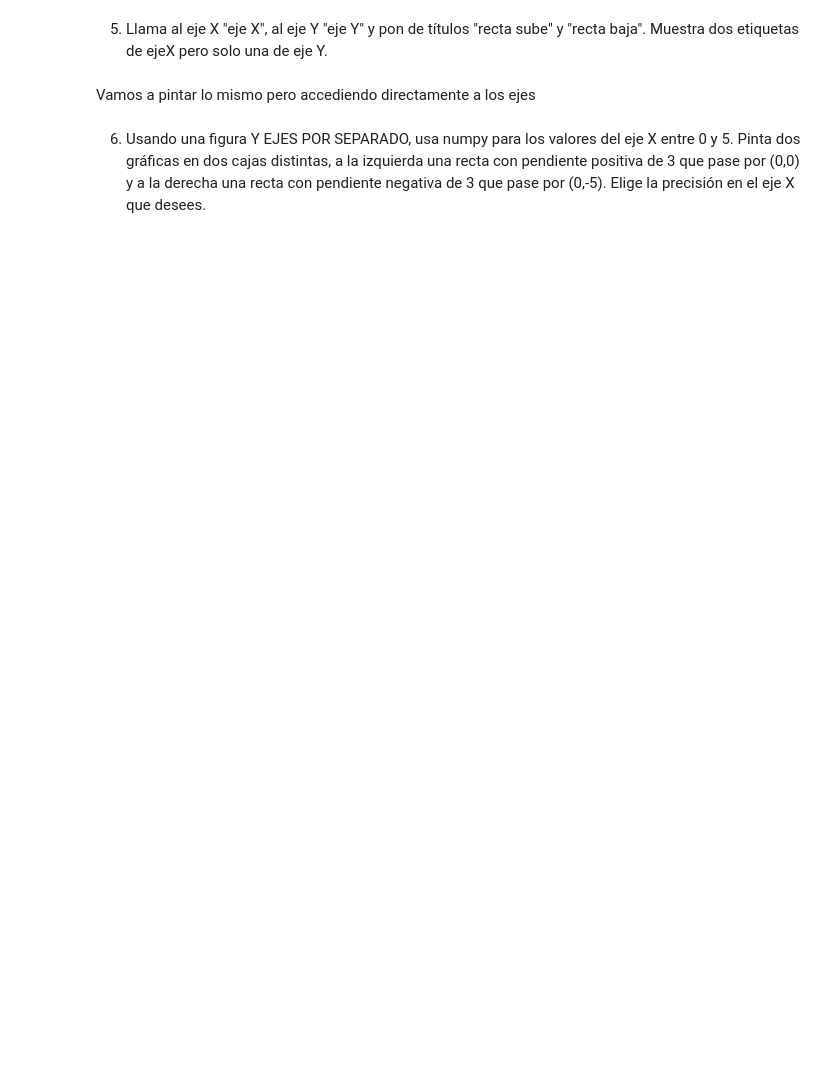
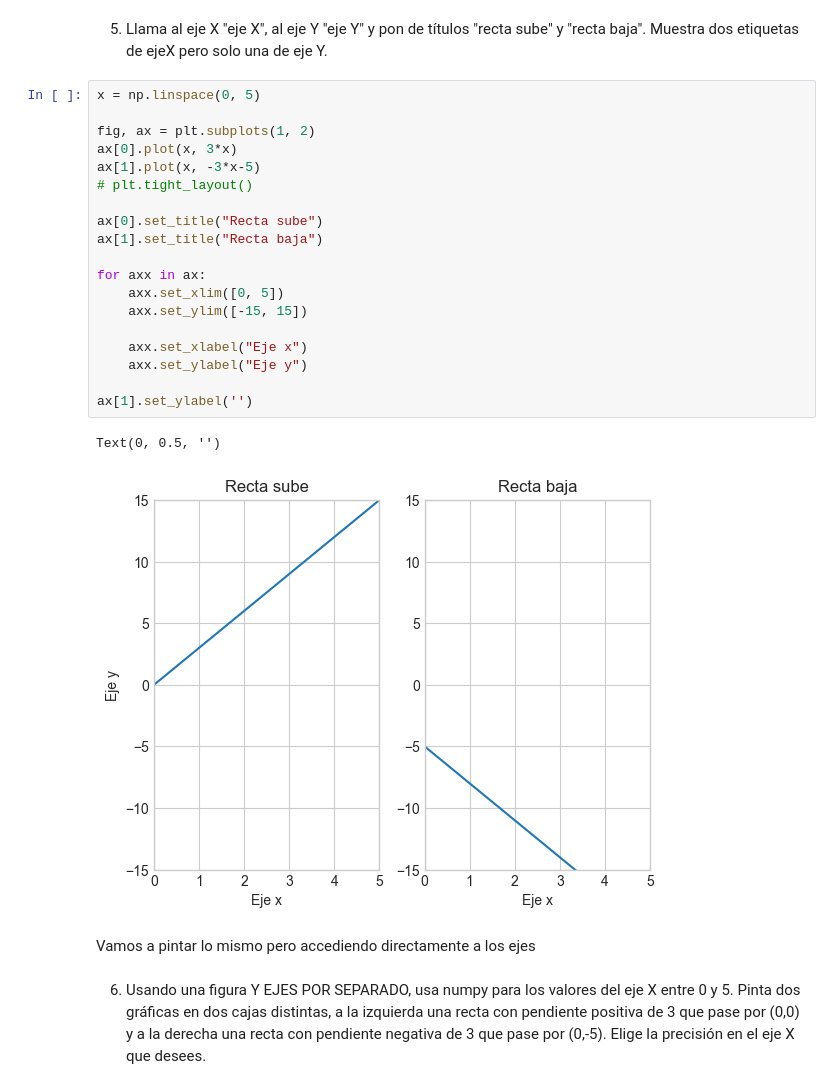
Before and after one commit to ABAmbros/REPO_BOOTCAMP_THE_BRIDGE_DATA, a Jupyter notebook: 2-Data Analysis/3-Visualizacion/1-Matplotlib/Ejercicios/ejercicios_Matplotlib_ANTONIO_AMBROSIO.ipynb, the cells around one changed output. Cells and saved outputs as stored; diff of their text form; blank space fills up the shorter version.

```diff
--- a/2-Data Analysis/3-Visualizacion/1-Matplotlib/Ejercicios/ejercicios_Matplotlib_ANTONIO_AMBROSIO.ipynb
+++ b/2-Data Analysis/3-Visualizacion/1-Matplotlib/Ejercicios/ejercicios_Matplotlib_ANTONIO_AMBROSIO.ipynb
@@ -17,5 +47,27 @@ Usando solo una figura, usa numpy para los valores del eje X entre 0 y 5. Pinta
 # %% [markdown]
 5. Llama al eje X "eje X", al eje Y "eje Y" y pon de títulos "recta sube" y "recta baja". Muestra dos etiquetas de ejeX pero solo una de eje Y.
+# %%
+x = np.linspace(0, 5)
+
+fig, ax = plt.subplots(1, 2)
+ax[0].plot(x, 3*x)
+ax[1].plot(x, -3*x-5)
+# plt.tight_layout()
+
+ax[0].set_title("Recta sube")
+ax[1].set_title("Recta baja")
+
+for axx in ax:
+    axx.set_xlim([0, 5])
+    axx.set_ylim([-15, 15])
+
+    axx.set_xlabel("Eje x")
+    axx.set_ylabel("Eje y")
+
+ax[1].set_ylabel('')
+# %% [output]
+Text(0, 0.5, '')
+[figure, added]
 # %% [markdown]
 Vamos a pintar lo mismo pero accediendo directamente a los ejes
 # %% [markdown]
```
Also changed, not shown: parts of 7 cells of this notebook, 13 other files.
